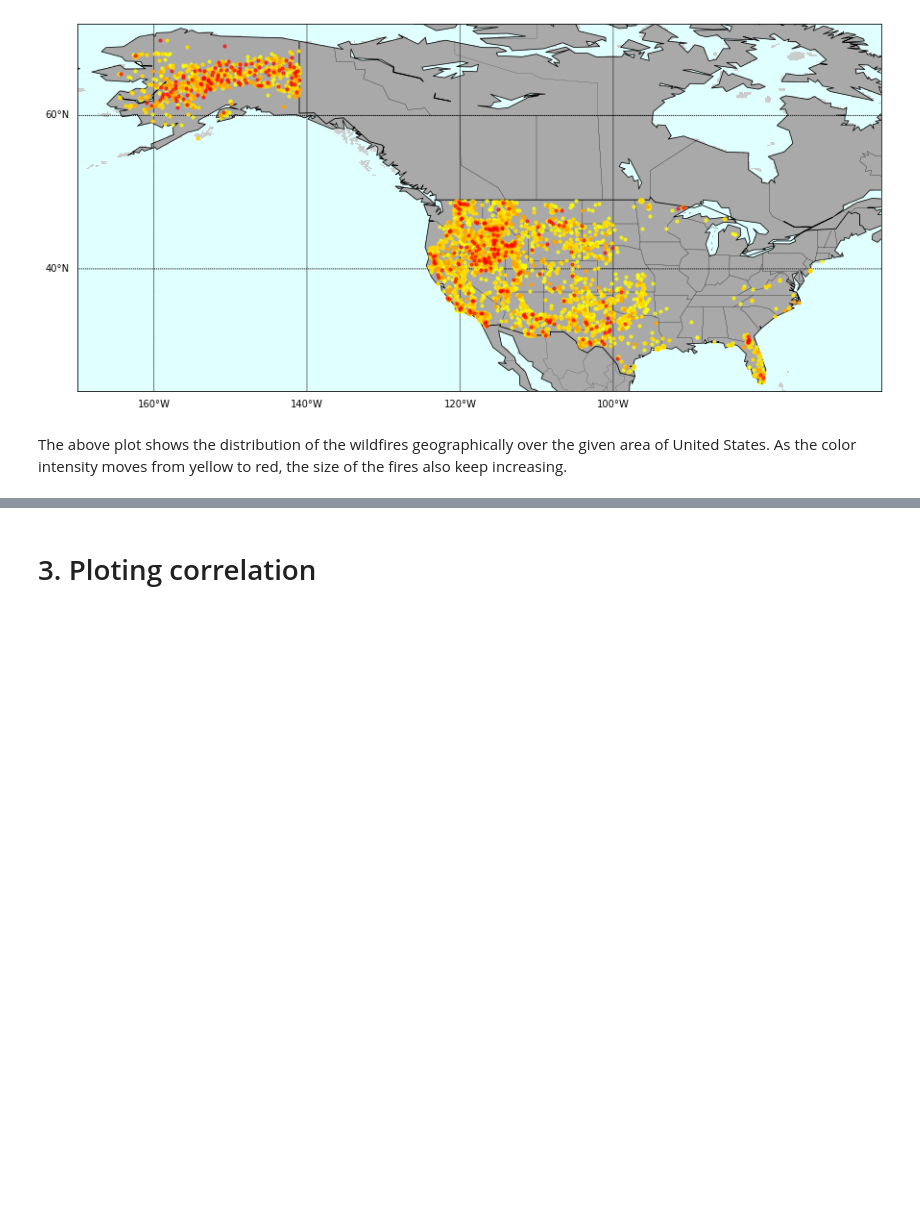
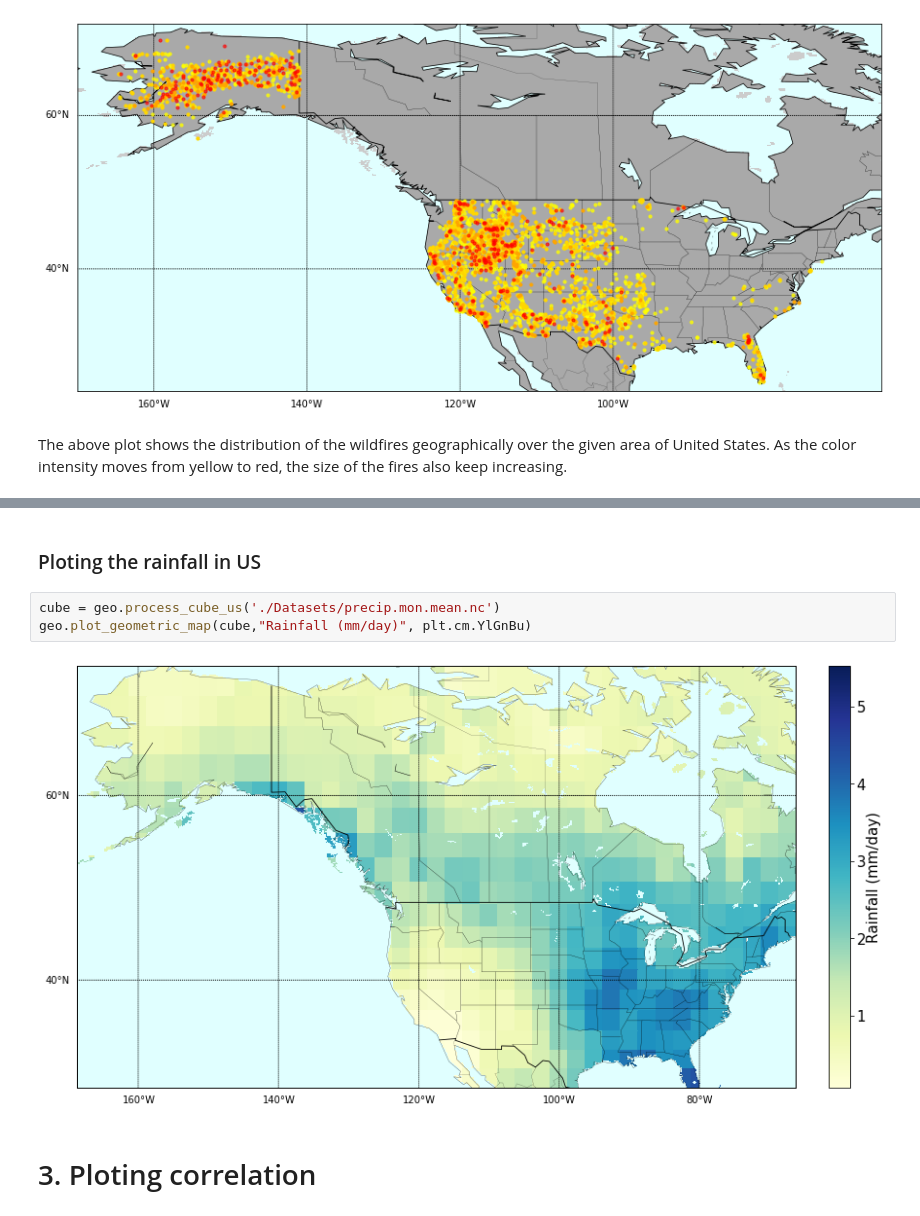
Before and after one commit to adityasant/ECE143_Project, a Jupyter notebook: main_notebook.ipynb, the cells around one changed output, grey strips where cells are left out. Cells and saved outputs as stored; diff of their text form; blank space fills up the shorter version.

```diff
--- a/main_notebook.ipynb
+++ b/main_notebook.ipynb
@@ -51,3 +64,10 @@ The above plot shows the distribution of the wildfires geographically over the g
+# %% [markdown]
+### Ploting the rainfall in US
+# %%
+cube = geo.process_cube_us('./Datasets/precip.mon.mean.nc')
+geo.plot_geometric_map(cube,"Rainfall (mm/day)", plt.cm.YlGnBu)
+# %% [output]
+[figure, added]
 # %% [markdown]
 # 3. Ploting correlation
 # %% [markdown]
```
Also changed, not shown: parts of 4 cells of this notebook.
